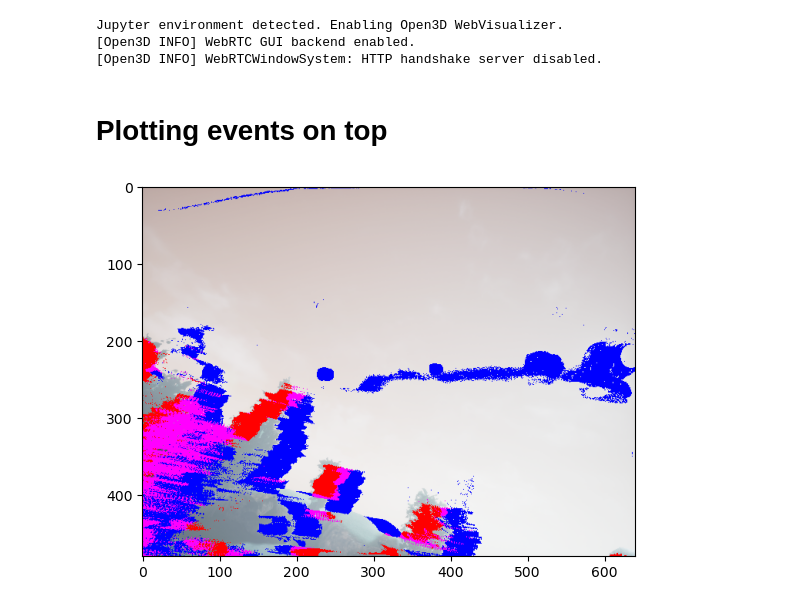
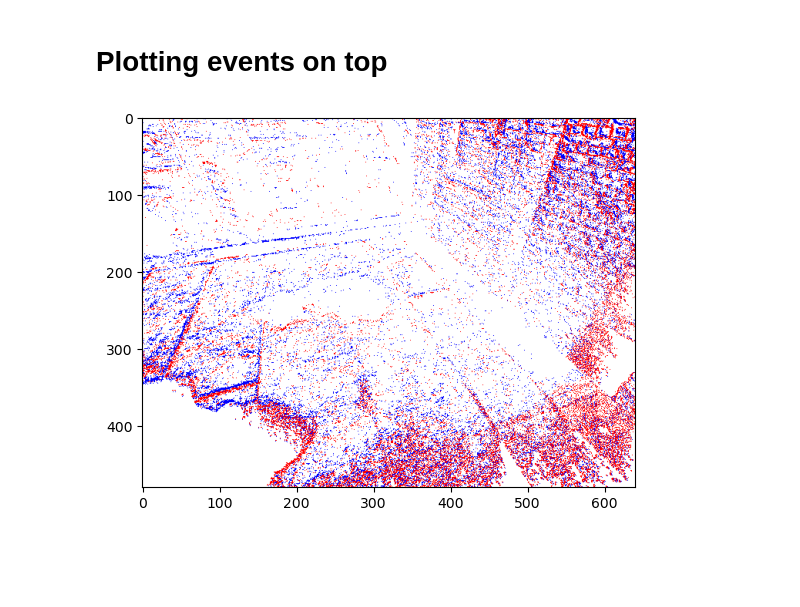
Before and after one commit to senecobis/automatic_dataset_conversion, a Jupyter notebook: plot_events_on_top.ipynb, the cells around one changed output. Drawn from its saved outputs; the diff is of its cells as text; code cells hidden in the pictures; blank space fills up the shorter version.

```diff
--- a/plot_events_on_top.ipynb
+++ b/plot_events_on_top.ipynb
@@ -8,34 +8,29 @@ import numpy as np
 import os
 
 
-dataset = "/data/storage/pellerito/TartanEvent_competition/mono/ME002"
+dataset = "/home/pellerito/storage_pellerito_link/TartanEvent/abandonedfactory_night/Hard/P014"
 image_files = sorted(Path(dataset + "/image_left").glob("*.png"))
-# image_files = sorted(Path(dataset + "/images_rectified").glob("*.png"))
 
 events_file = dataset + "/events.h5"
 indices_file = dataset + "/indices.txt"
 os.mkdir("/home/pellerito/Automatic_dataset_conversion/plots")
-# %% [output]
-Jupyter environment detected. Enabling Open3D WebVisualizer.
-[Open3D INFO] WebRTC GUI backend enabled.
-[Open3D INFO] WebRTCWindowSystem: HTTP handshake server disabled.
 # %% [markdown]
 # Plotting events on top
 # %%
 events = evlicious.io.load_events_from_path(Path(events_file))
 i0, i1 = np.loadtxt(indices_file, delimiter=",").astype(int)
 
 for num, image_ in tqdm.tqdm(enumerate(image_files)):
     plt.clf()
     image = cv2.imread(str(image_))
     # i_start = i0[num]
     i_stop = i1[num]
     i_start = i_stop-100000
     i_start = 0 if i_start < 0 else i_start
     new_events = events.get_between_idx(i_start, i_stop)
-    rendered = new_events.render(image)
-    # rendered = new_events.render(np.ones_like(image)*255)
+    # rendered = new_events.render(image)
+    rendered = new_events.render(np.ones_like(image)*255)
     plt.imshow(rendered)
     plt.savefig("/home/pellerito/Automatic_dataset_conversion/plots/rendered_{:05d}.png".format(num))
 # %% [output]
-[figure, old version]
+[figure, new version]
```
Also changed, not shown: 7 other files.
